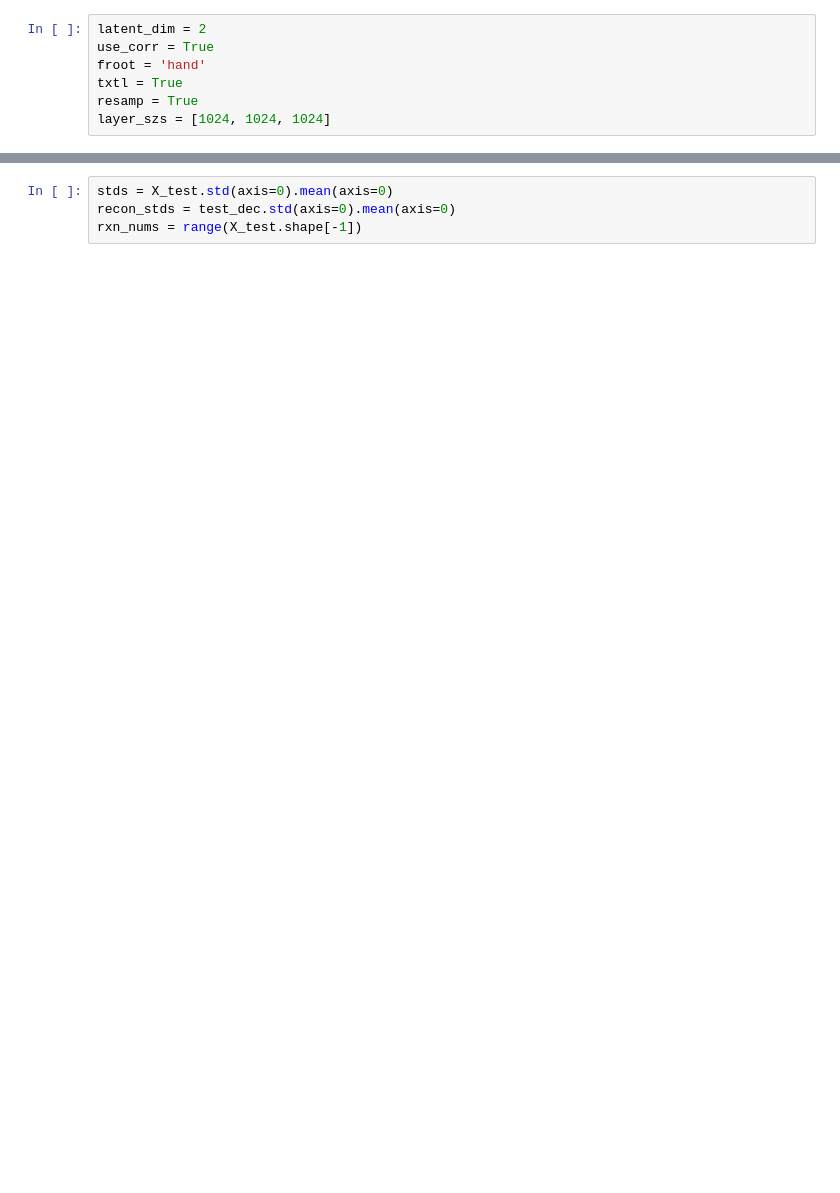
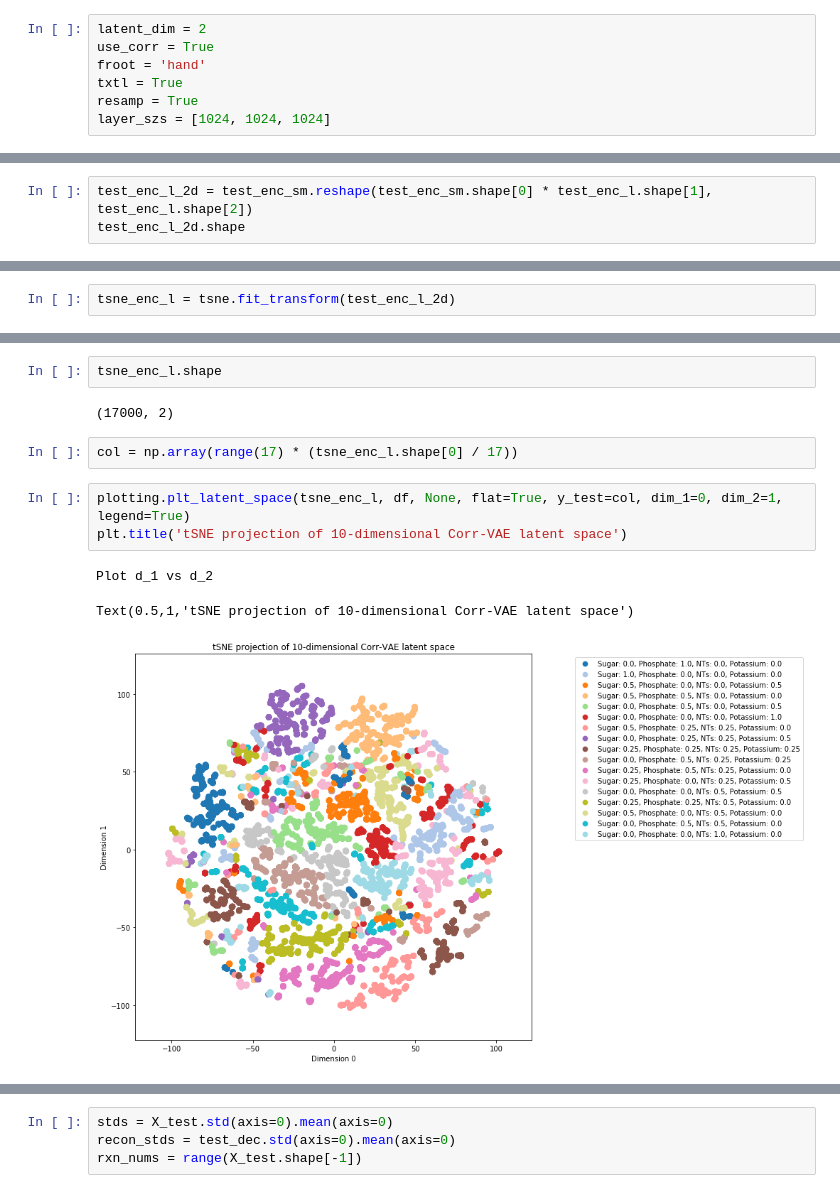
Before and after one commit to nlarusstone/cf_fba, a Jupyter notebook: notebooks/Noise.ipynb, the cells around one changed output, grey strips where cells are left out. Drawn from its saved outputs; the diff is of its cells as text; blank space fills up the shorter version.

```diff
--- a/notebooks/Noise.ipynb
+++ b/notebooks/Noise.ipynb
@@ -35,0 +82,3 @@ Decoded data
+# %%
+test_enc_l_2d = test_enc_sm.reshape(test_enc_sm.shape[0] * test_enc_l.shape[1], test_enc_l.shape[2])
+test_enc_l_2d.shape
@@ -35,0 +87,2 @@ Decoded data
+# %%
+tsne_enc_l = tsne.fit_transform(test_enc_l_2d)
@@ -35,0 +107,13 @@ Decoded data
+# %%
+tsne_enc_l.shape
+# %% [output]
+(17000, 2)
+# %%
+col = np.array(range(17) * (tsne_enc_l.shape[0] / 17))
+# %%
+plotting.plt_latent_space(tsne_enc_l, df, None, flat=True, y_test=col, dim_1=0, dim_2=1, legend=True)
+plt.title('tSNE projection of 10-dimensional Corr-VAE latent space')
+# %% [output]
+Plot d_1 vs d_2
+Text(0.5,1,'tSNE projection of 10-dimensional Corr-VAE latent space')
+[figure, added]
```
Also changed, not shown: parts of 14 cells of this notebook, 5 other files.
